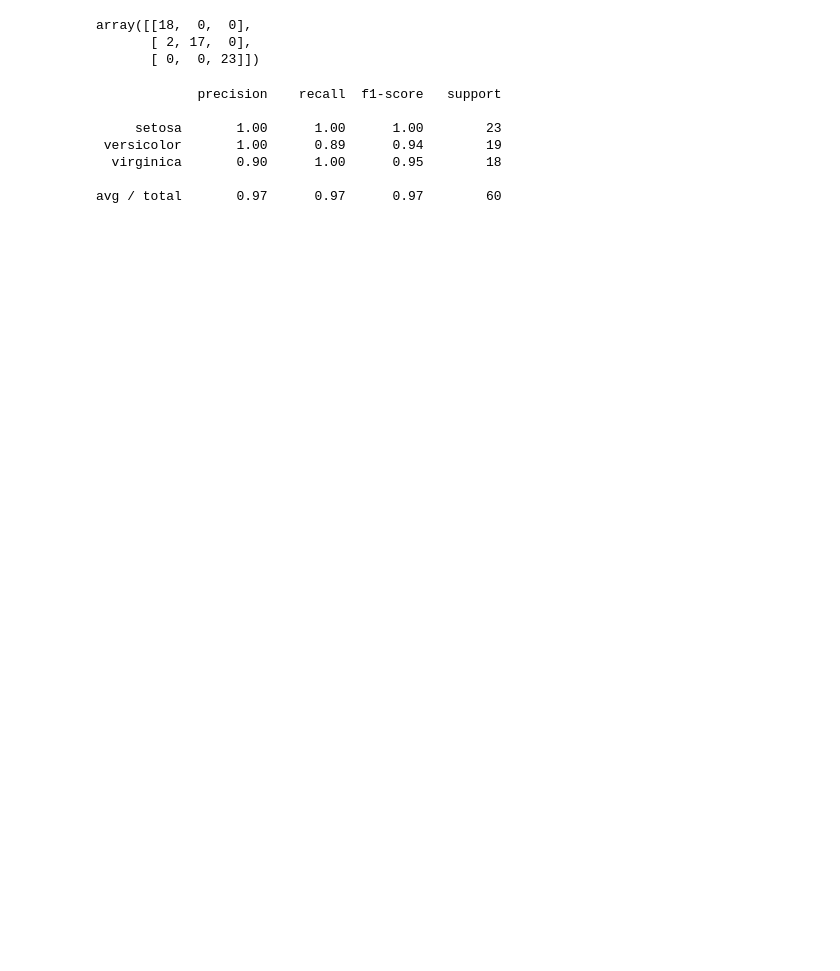
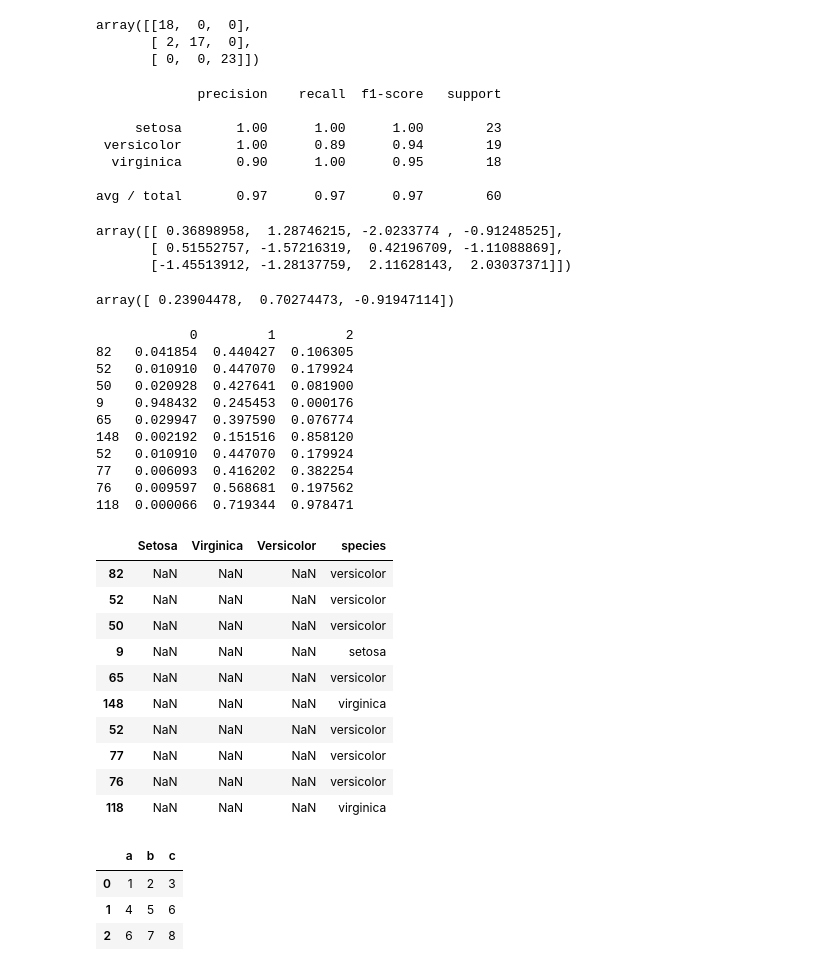
Before and after one commit to aloktripathy/sk-learn-practice, a Jupyter notebook: data-representation.ipynb, the cells around one changed output. Saved outputs shown, nothing was run; the diff lists cells and outputs as text; code cells hidden in the pictures; blank space fills up the shorter version.

```diff
--- a/data-representation.ipynb
+++ b/data-representation.ipynb
@@ -62,3 +62,53 @@ print(classification_report(y_true=y_test, y_pred=y_predicted))
   virginica       0.90      1.00      0.95        18
 
 avg / total       0.97      0.97      0.97        60
+# %%
+model.coef_
+# %% [output]
+array([[ 0.36898958,  1.28746215, -2.0233774 , -0.91248525],
+       [ 0.51552757, -1.57216319,  0.42196709, -1.11088869],
+       [-1.45513912, -1.28137759,  2.11628143,  2.03037371]])
+# %%
+model.intercept_
+# %% [output]
+array([ 0.23904478,  0.70274473, -0.91947114])
+# %%
+def predict(indexes):
+    x = iris.drop('species', axis=1).loc[indexes]
+    z = x.dot(model.coef_.transpose()) + model.intercept_
+    y_predicted = 1 / (1 + np.exp(-z))
+    print(y_predicted)
+    df = pd.DataFrame(y_predicted, columns=['Setosa', 'Virginica', 'Versicolor'])
+    df['species'] = iris['species'][indexes]
+    return df
+predict(np.random.choice(iris.index, size=10))
+# %% [output]
+            0         1         2
+82   0.041854  0.440427  0.106305
+52   0.010910  0.447070  0.179924
+50   0.020928  0.427641  0.081900
+9    0.948432  0.245453  0.000176
+65   0.029947  0.397590  0.076774
+148  0.002192  0.151516  0.858120
+52   0.010910  0.447070  0.179924
+77   0.006093  0.416202  0.382254
+76   0.009597  0.568681  0.197562
+118  0.000066  0.719344  0.978471
+|  | Setosa | Virginica | Versicolor | species |
+| 82 | NaN | NaN | NaN | versicolor |
+| 52 | NaN | NaN | NaN | versicolor |
+| 50 | NaN | NaN | NaN | versicolor |
+| 9 | NaN | NaN | NaN | setosa |
+| 65 | NaN | NaN | NaN | versicolor |
+| 148 | NaN | NaN | NaN | virginica |
+| 52 | NaN | NaN | NaN | versicolor |
+| 77 | NaN | NaN | NaN | versicolor |
+| 76 | NaN | NaN | NaN | versicolor |
+| 118 | NaN | NaN | NaN | virginica |
+# %%
+pd.DataFrame([[1,2,3], [4,5,6], [6,7,8]], columns=['a', 'b', 'c'])
+# %% [output]
+|  | a | b | c |
+| 0 | 1 | 2 | 3 |
+| 1 | 4 | 5 | 6 |
+| 2 | 6 | 7 | 8 |
```
Also changed, not shown: parts of 2 cells of this notebook.
